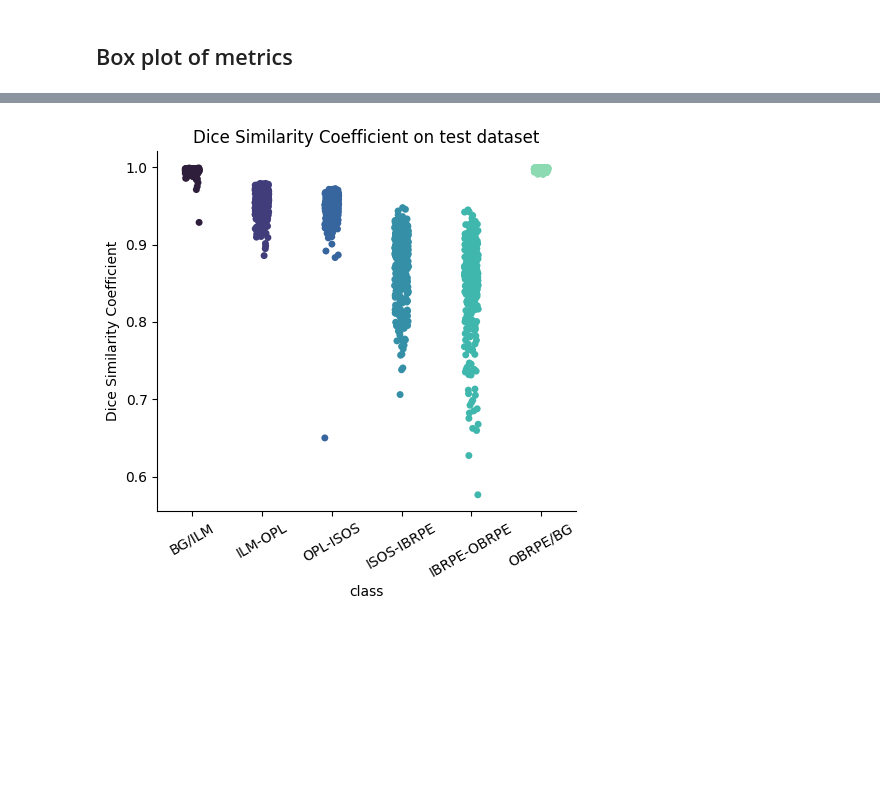
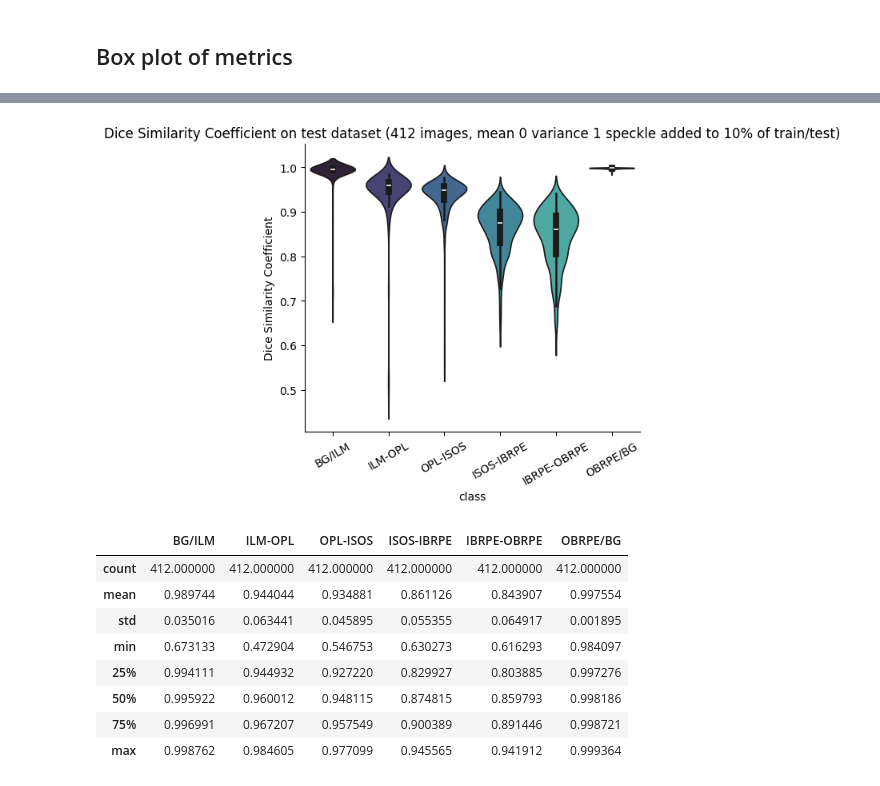
Before and after one commit to KogenNobori/Pytorch-UNet, a Jupyter notebook: visualise_analysis.ipynb, the cells around one changed output, grey strips where cells are left out. Drawn from its saved outputs; the diff is of its cells as text; code cells hidden in the pictures; blank space fills up the shorter version.

```diff
--- a/visualise_analysis.ipynb
+++ b/visualise_analysis.ipynb
@@ -241,13 +173,23 @@ plt.show()
 # %%
-# cat plot
-# https://stackoverflow.com/questions/63909351/how-to-rotate-xticklabels-in-a-seaborn-catplot
-# https://www.geeksforgeeks.org/python/rotate-axis-tick-labels-in-seaborn-and-matplotlib/
-g = sns.catplot(dsc_dist, palette='mako')
+# violin plot https://github.com/mwaskom/seaborn/blob/f04b6cd5484267a0885d1fed068e99dff3a1b226/seaborn/categorical.py#L642
+g = sns.catplot(dsc_dist, kind='violin', palette='mako')
 g.set_xticklabels(rotation=30)
 plt.ylabel('Dice Similarity Coefficient')
 plt.xlabel('class')
-plt.title('Dice Similarity Coefficient on test dataset')
+plt.title('Dice Similarity Coefficient on test dataset (412 images, mean 0 variance 1 speckle added to 10% of train/test)')
 plt.tight_layout()
 plt.show()
+
+# check
+dsc_dist.describe()
 # %% [output]
-[figure, old version]
+[figure, new version]
+|  | BG/ILM | ILM-OPL | OPL-ISOS | ISOS-IBRPE | IBRPE-OBRPE | OBRPE/BG |
+| count | 412.000000 | 412.000000 | 412.000000 | 412.000000 | 412.000000 | 412.000000 |
+| mean | 0.989744 | 0.944044 | 0.934881 | 0.861126 | 0.843907 | 0.997554 |
+| std | 0.035016 | 0.063441 | 0.045895 | 0.055355 | 0.064917 | 0.001895 |
+| min | 0.673133 | 0.472904 | 0.546753 | 0.630273 | 0.616293 | 0.984097 |
+| 25% | 0.994111 | 0.944932 | 0.927220 | 0.829927 | 0.803885 | 0.997276 |
+| 50% | 0.995922 | 0.960012 | 0.948115 | 0.874815 | 0.859793 | 0.998186 |
+| 75% | 0.996991 | 0.967207 | 0.957549 | 0.900389 | 0.891446 | 0.998721 |
+| max | 0.998762 | 0.984605 | 0.977099 | 0.945565 | 0.941912 | 0.999364 |
```
Also changed, not shown: parts of 18 cells of this notebook, 3 other files.
